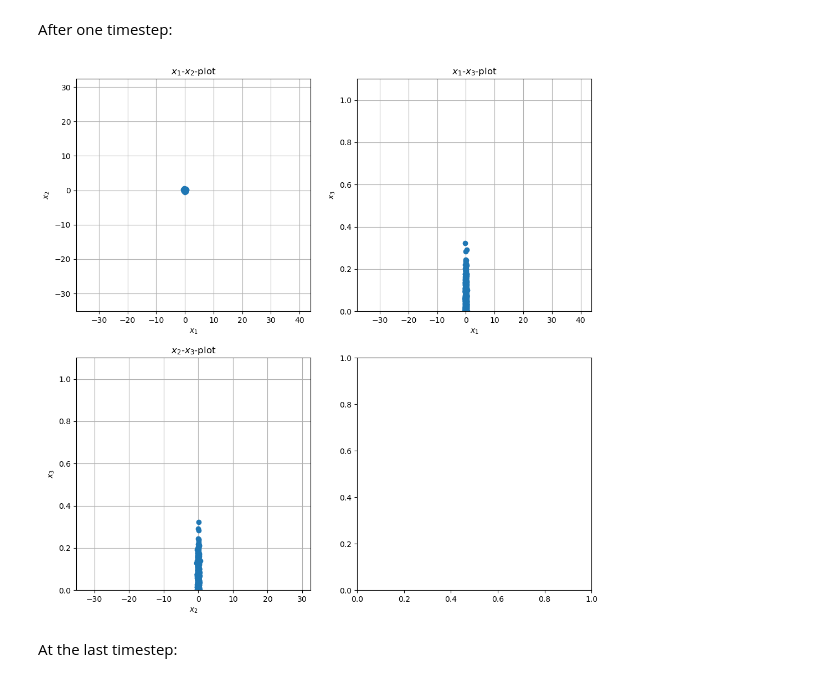
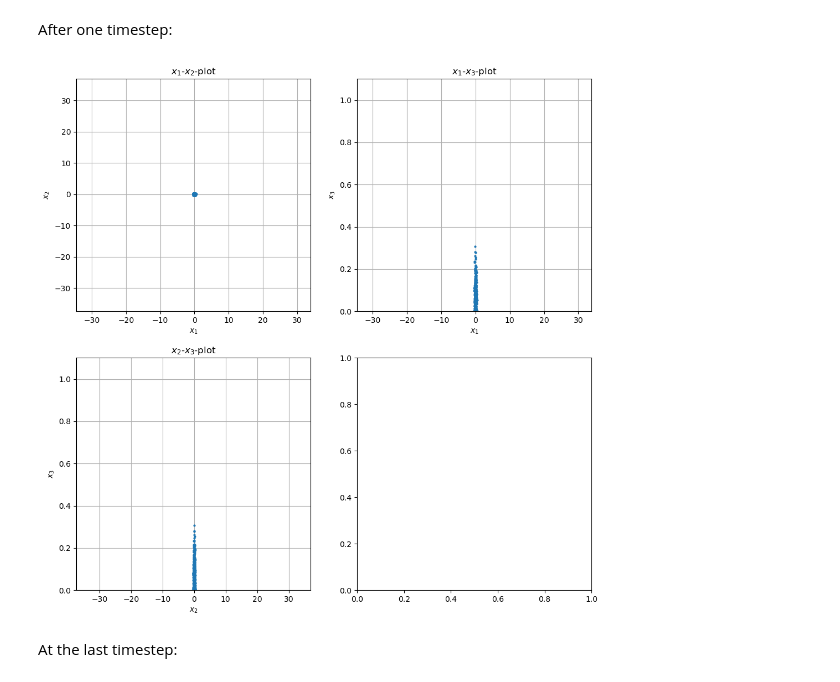
Before and after one commit to oleridd/TMA4195-Project, a Jupyter notebook: Notebooks/Experimentation/Report - RW_sim_simple.ipynb, the cells around one changed output. Saved outputs shown, nothing was run; the diff lists cells and outputs as text; code cells hidden in the pictures.

```diff
--- a/Notebooks/Experimentation/Report - RW_sim_simple.ipynb
+++ b/Notebooks/Experimentation/Report - RW_sim_simple.ipynb
@@ -46,9 +46,9 @@ RW = RandomWalkSingleBoundary(N=1000, Nstep=10000, step=step, z_boundary=1)
 # %% [markdown]
 After one timestep:
 # %%
-RW.plot2D(timestep=1)
+RW.plot2D(timestep=1, markersize=2)
 # %% [output]
-[figure, old version]
+[figure, new version]
 # %% [markdown]
 At the last timestep:
 # %%
```
Also changed, not shown: parts of 5 cells of this notebook, 6 other files.
